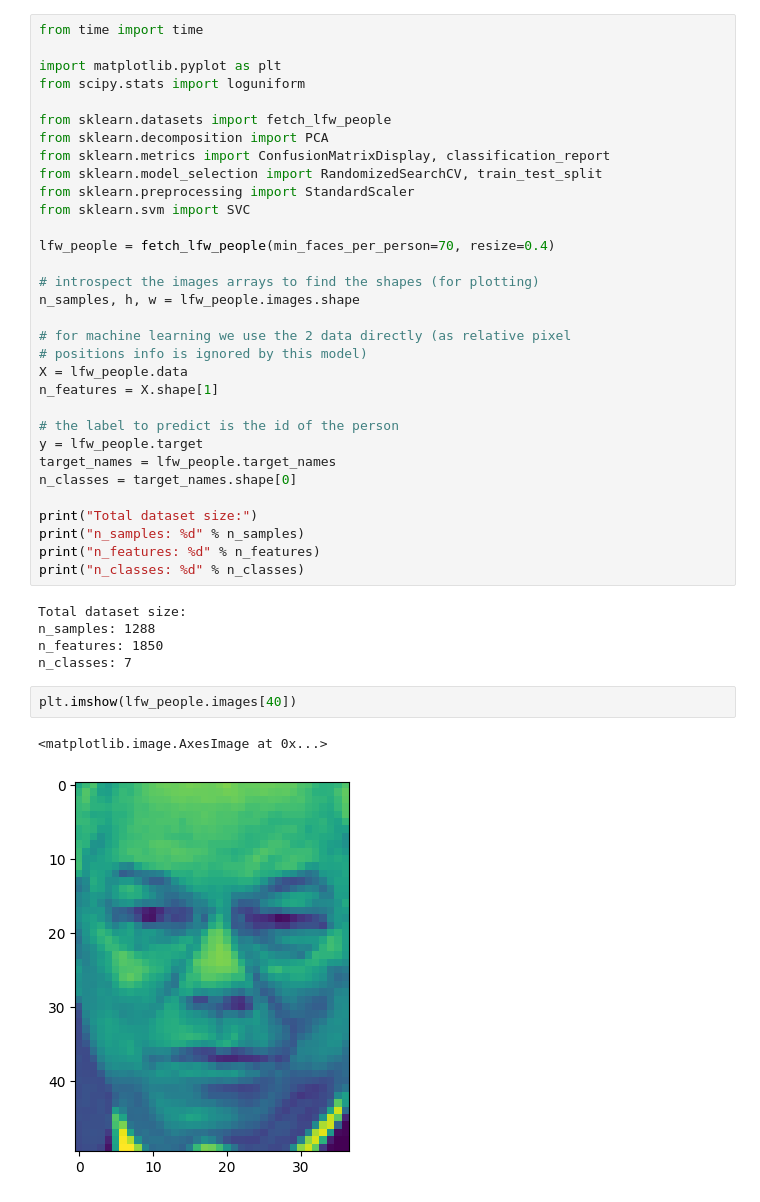
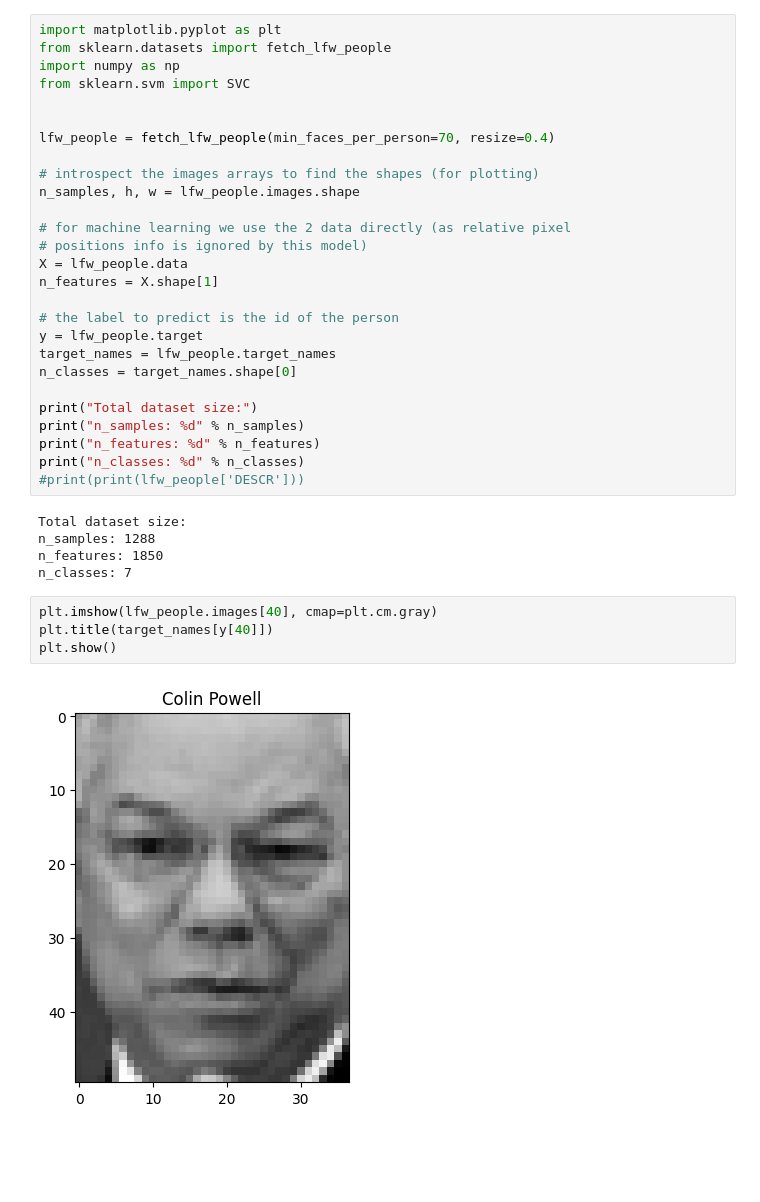
Before and after one commit to kslote1/Data-Driven-Dynamics, a Jupyter notebook: chapter_one/eigenfaces.ipynb, the cells around one changed output. Saved outputs shown, nothing was run; the diff lists cells and outputs as text; blank space fills up the shorter version.

```diff
--- a/chapter_one/eigenfaces.ipynb
+++ b/chapter_one/eigenfaces.ipynb
@@ -1,17 +1,11 @@
 # %% [markdown]
 <a href="https://colab.research.google.com/github/kslote1/Data-Driven-Dynamics/blob/main/chapter_one/eigenfaces.ipynb" target="_parent"><img src="https://colab.research.google.com/assets/colab-badge.svg" alt="Open In Colab"/></a>
 # %%
-from time import time
+import matplotlib.pyplot as plt
+from sklearn.datasets import fetch_lfw_people
+import numpy as np
+from sklearn.svm import SVC
 
-import matplotlib.pyplot as plt
-from scipy.stats import loguniform
-
-from sklearn.datasets import fetch_lfw_people
-from sklearn.decomposition import PCA
-from sklearn.metrics import ConfusionMatrixDisplay, classification_report
-from sklearn.model_selection import RandomizedSearchCV, train_test_split
-from sklearn.preprocessing import StandardScaler
-from sklearn.svm import SVC
 
 lfw_people = fetch_lfw_people(min_faces_per_person=70, resize=0.4)
 
@@ -32,13 +26,15 @@ print("Total dataset size:")
 print("n_samples: %d" % n_samples)
 print("n_features: %d" % n_features)
 print("n_classes: %d" % n_classes)
+#print(print(lfw_people['DESCR']))
 # %% [output]
 Total dataset size:
 n_samples: 1288
 n_features: 1850
 n_classes: 7
 # %%
-plt.imshow(lfw_people.images[40])
+plt.imshow(lfw_people.images[40], cmap=plt.cm.gray)
+plt.title(target_names[y[40]])
+plt.show()
 # %% [output]
-<matplotlib.image.AxesImage at 0x...>
-[figure, old version]
+[figure, new version]
```
Also changed, not shown: parts of 5 cells of this notebook.
